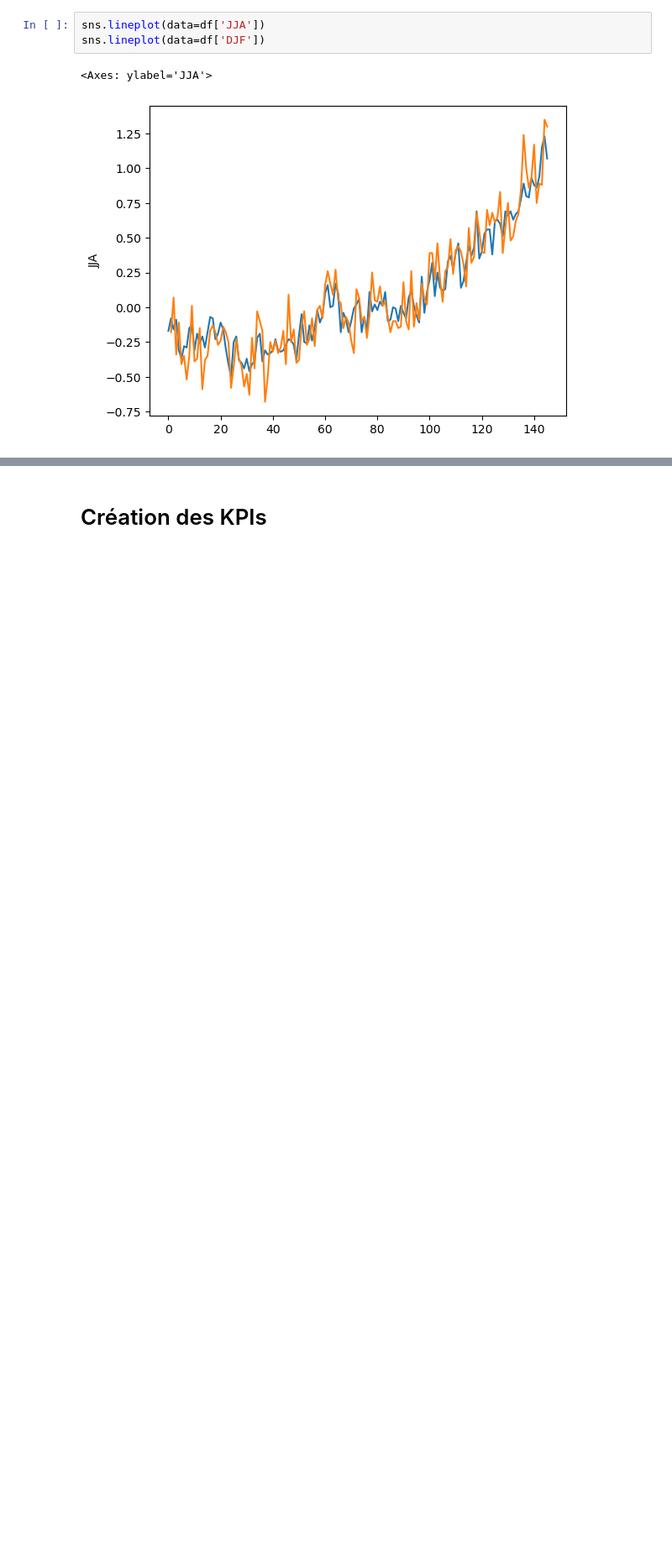
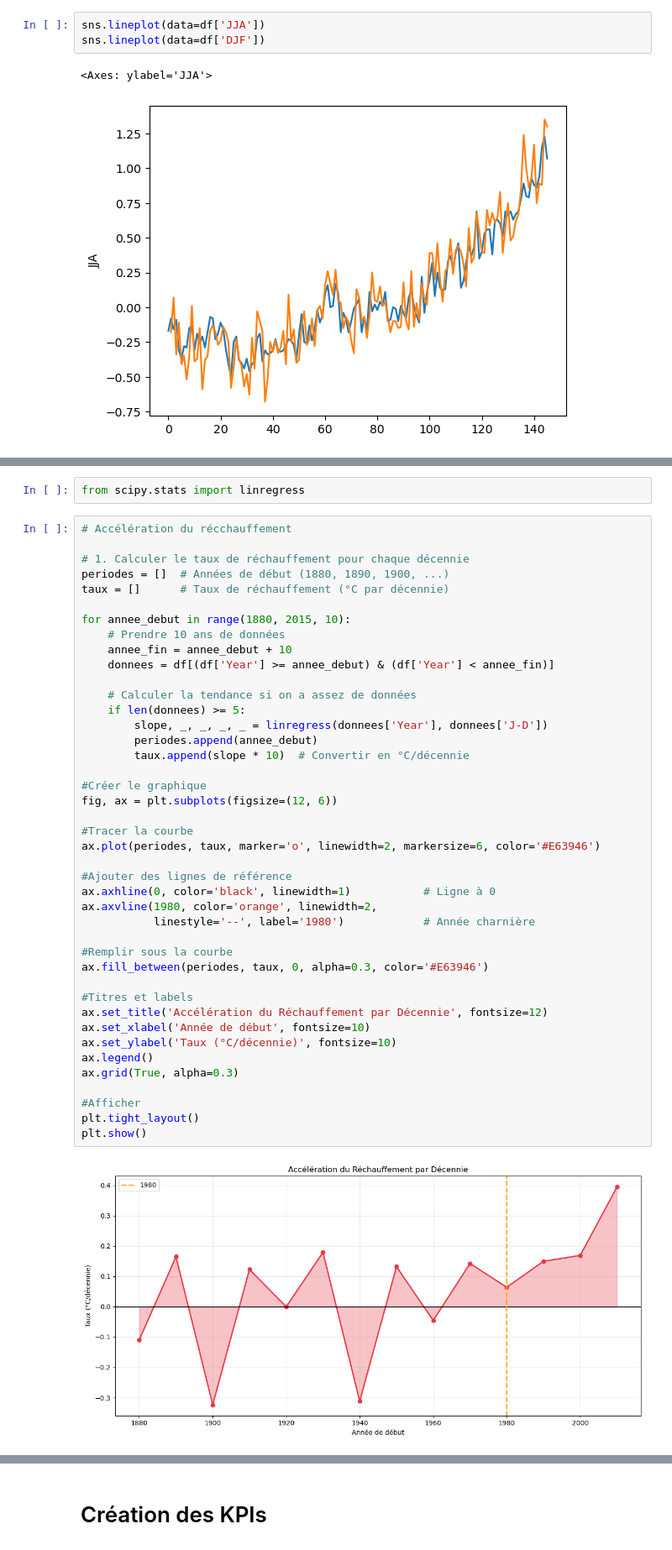
Before and after one commit to VinchC/projet, a Jupyter notebook: global.ipynb, the cells around one changed output, grey strips where cells are left out. Shown at 84% size. Drawn from its saved outputs; the diff is of its cells as text; blank space fills up the shorter version.

```diff
--- a/global.ipynb
+++ b/global.ipynb
@@ -391,0 +323,46 @@ plt.show()
+# %%
+from scipy.stats import linregress
+# %%
+# Accélération du récchauffement
+
+# 1. Calculer le taux de réchauffement pour chaque décennie
+periodes = []  # Années de début (1880, 1890, 1900, ...)
+taux = []      # Taux de réchauffement (°C par décennie)
+
+for annee_debut in range(1880, 2015, 10):
+    # Prendre 10 ans de données
+    annee_fin = annee_debut + 10
+    donnees = df[(df['Year'] >= annee_debut) & (df['Year'] < annee_fin)]
+
+    # Calculer la tendance si on a assez de données
+    if len(donnees) >= 5:
+        slope, _, _, _, _ = linregress(donnees['Year'], donnees['J-D'])
+        periodes.append(annee_debut)
+        taux.append(slope * 10)  # Convertir en °C/décennie
+
+#Créer le graphique
+fig, ax = plt.subplots(figsize=(12, 6))
+
+#Tracer la courbe
+ax.plot(periodes, taux, marker='o', linewidth=2, markersize=6, color='#E63946')
+
+#Ajouter des lignes de référence
+ax.axhline(0, color='black', linewidth=1)           # Ligne à 0
+ax.axvline(1980, color='orange', linewidth=2,
+           linestyle='--', label='1980')            # Année charnière
+
+#Remplir sous la courbe
+ax.fill_between(periodes, taux, 0, alpha=0.3, color='#E63946')
+
+#Titres et labels
+ax.set_title('Accélération du Réchauffement par Décennie', fontsize=12)
+ax.set_xlabel('Année de début', fontsize=10)
+ax.set_ylabel('Taux (°C/décennie)', fontsize=10)
+ax.legend()
+ax.grid(True, alpha=0.3)
+
+#Afficher
+plt.tight_layout()
+plt.show()
+# %% [output]
+[figure, added]
```
Also changed, not shown: parts of 9 cells of this notebook, 12 other files.
